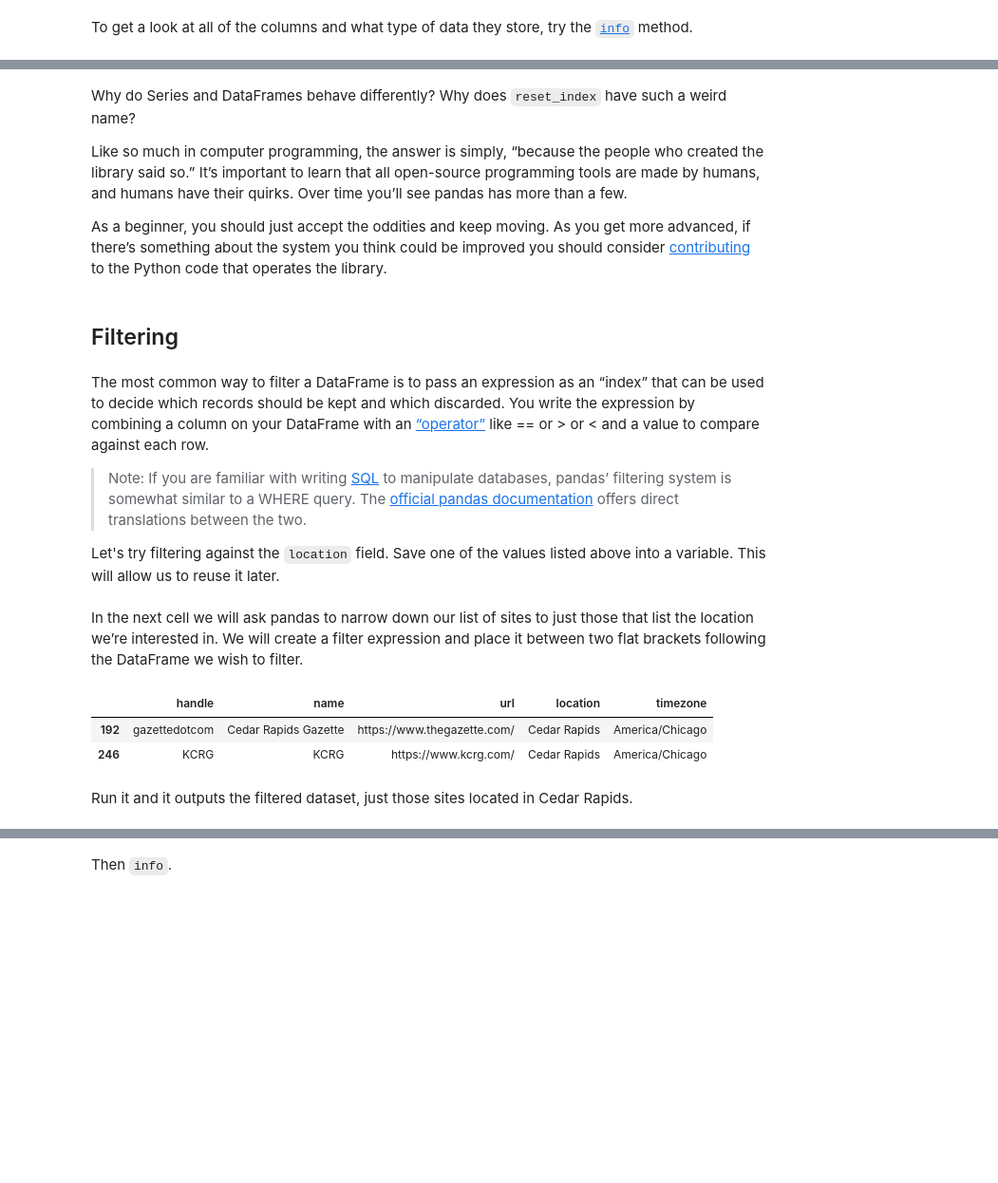
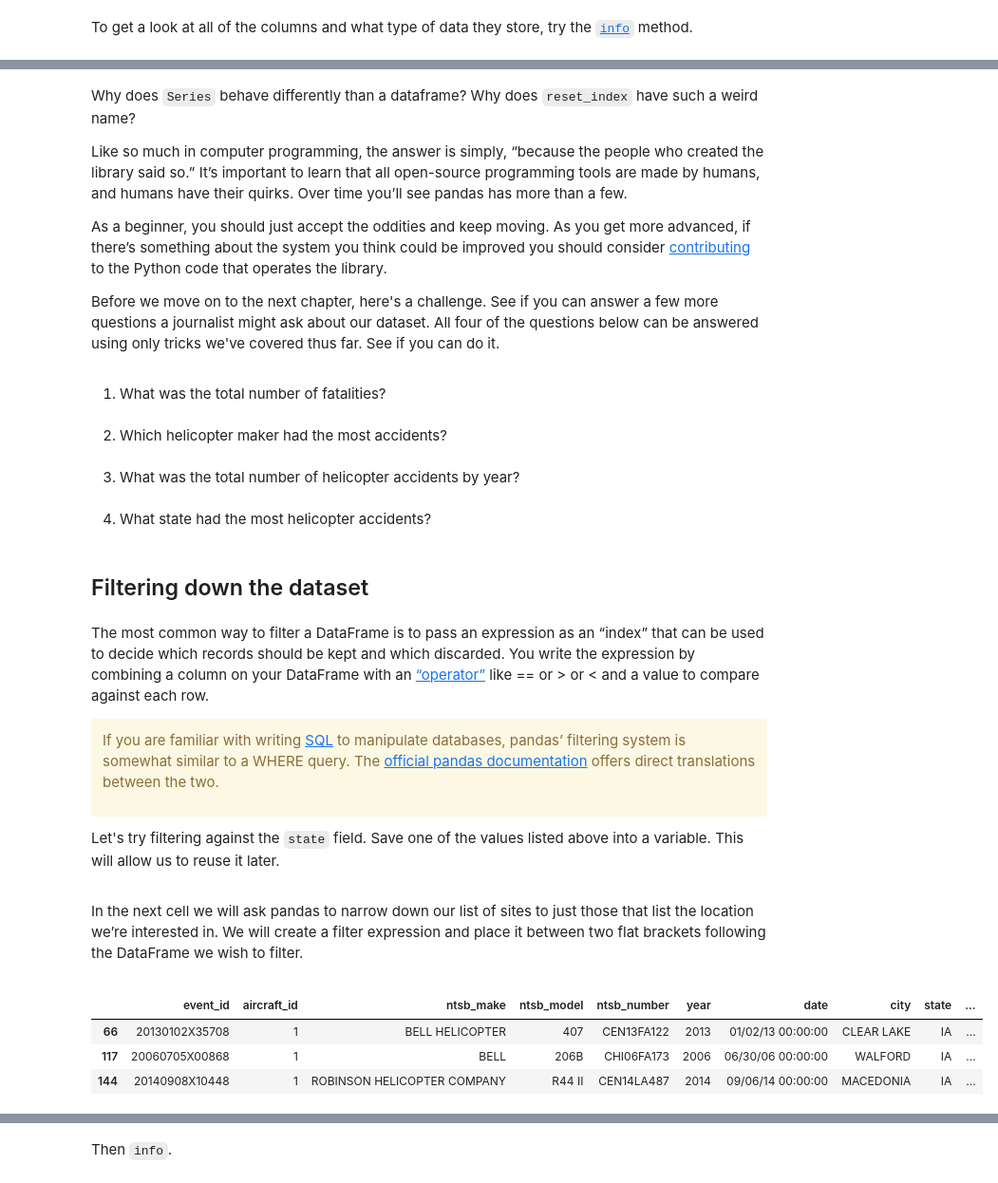
Before and after one commit to palewire/first-python-notebook, a Jupyter notebook: jupyterlite/fast-python-notebook/notebook.ipynb, the cells around one changed output, grey strips where cells are left out. Shown at 95% size. Cells and saved outputs as stored; diff of their text form; code cells hidden in the pictures; blank space fills up the shorter version.

```diff
--- a/jupyterlite/fast-python-notebook/notebook.ipynb
+++ b/jupyterlite/fast-python-notebook/notebook.ipynb
@@ -261,3 +278,3 @@ In order to do more with your DataFrame, we need to store it so it can be reused
 # %%
-site_list = pd.read_csv("https://raw.githubusercontent.com/palewire/news-homepages/main/extracts/csv/sites.csv")
+accident_list = pd.read_csv("ntsb-accidents.csv")
 # %% [markdown]
@@ -368,27 +412,50 @@ site_list.location.value_counts().reset_index()
 # %% [markdown]
-Why do Series and DataFrames behave differently? Why does `reset_index` have such a weird name?
+<div style="max-width: 640px;">
+
+Why does `Series` behave differently than a dataframe? Why does `reset_index` have such a weird name?
 
 Like so much in computer programming, the answer is simply, “because the people who created the library said so.” It’s important to learn that all open-source programming tools are made by humans, and humans have their quirks. Over time you’ll see pandas has more than a few.
 
-As a beginner, you should just accept the oddities and keep moving. As you get more advanced, if there’s something about the system you think could be improved you should consider [contributing](https://pandas.pydata.org/pandas-docs/stable/development/contributing.html) to the Python code that operates the library.
+As a beginner, you should just accept the oddities and keep moving. As you get more advanced, if there’s something about the system you think could be improved you should consider <a href="https://pandas.pydata.org/pandas-docs/stable/development/contributing.html">contributing</a> to the Python code that operates the library.
+
+Before we move on to the next chapter, here's a challenge. See if you can answer a few more questions a journalist might ask about our dataset. All four of the questions below can be answered using only tricks we've covered thus far. See if you can do it.
+
+</div>
+# %% [markdown]
+1. What was the total number of fatalities?
+# %% [markdown]
+2. Which helicopter maker had the most accidents?
+# %% [markdown]
+3. What was the total number of helicopter accidents by year?
+# %% [markdown]
+4. What state had the most helicopter accidents?
 # %% [markdown]
-## Filtering
+## Filtering down the dataset
 # %% [markdown]
-The most common way to filter a DataFrame is to pass an expression as an “index” that can be used to decide which records should be kept and which discarded. You write the expression by combining a column on your DataFrame with an [“operator”](https://en.wikipedia.org/wiki/Operator_(computer_programming)) like == or > or < and a value to compare against each row.
+<div style="max-width: 640px;">
 
-> Note: If you are familiar with writing [SQL](https://en.wikipedia.org/wiki/SQL) to manipulate databases, pandas’ filtering system is somewhat similar to a WHERE query. The [official pandas documentation](https://pandas.pydata.org/pandas-docs/stable/getting_started/comparison/comparison_with_sql.html#where) offers direct translations between the two.
+The most common way to filter a DataFrame is to pass an expression as an “index” that can be used to decide which records should be kept and which discarded. You write the expression by combining a column on your DataFrame with an <a href="https://en.wikipedia.org/wiki/Operator_(computer_programming)">“operator”</a> like == or > or < and a value to compare against each row.
 
-Let's try filtering against the `location` field. Save one of the values listed above into a variable. This will allow us to reuse it later.
+<div class="alert alert-block alert-warning">
+    <p>If you are familiar with writing <a href="https://en.wikipedia.org/wiki/SQL">SQL</a> to manipulate databases, pandas’ filtering system is somewhat similar to a WHERE query. The <a href="https://pandas.pydata.org/pandas-docs/stable/getting_started/comparison/comparison_with_sql.html#where">official pandas documentation</a> offers direct translations between the two.</p>
+</div>
+
+Let's try filtering against the `state` field. Save one of the values listed above into a variable. This will allow us to reuse it later.
+
+</div>
 # %%
-my_location = "Cedar Rapids"
+my_state = "IA"
 # %% [markdown]
+<div style="max-width: 640px;">
+
 In the next cell we will ask pandas to narrow down our list of sites to just those that list the location we’re interested in. We will create a filter expression and place it between two flat brackets following the DataFrame we wish to filter.
+
+</div>
 # %%
-site_list[site_list.location == my_location]
+accident_list[accident_list.state == my_state]
 # %% [output]
-|  | handle | name | url | location | timezone |
-| 192 | gazettedotcom | Cedar Rapids Gazette | https://www.thegazette.com/ | Cedar Rapids | America/Chicago |
-| 246 | KCRG | KCRG | https://www.kcrg.com/ | Cedar Rapids | America/Chicago |
+|  | event_id | aircraft_id | ntsb_make | ntsb_model | ntsb_number | year | date | city | state | ... |
+| 66 | 20130102X35708 | 1 | BELL HELICOPTER | 407 | CEN13FA122 | 2013 | 01/02/13 00:00:00 | CLEAR LAKE | IA | ... |
+| 117 | 20060705X00868 | 1 | BELL | 206B | CHI06FA173 | 2006 | 06/30/06 00:00:00 | WALFORD | IA | ... |
+| 144 | 20140908X10448 | 1 | ROBINSON HELICOPTER COMPANY | R44 II | CEN14LA487 | 2014 | 09/06/14 00:00:00 | MACEDONIA | IA | ... |
-# %% [markdown]
-Run it and it outputs the filtered dataset, just those sites located in Cedar Rapids.
 # %% [markdown]
```
Also changed, not shown: parts of 42 cells of this notebook, 5 other files.
